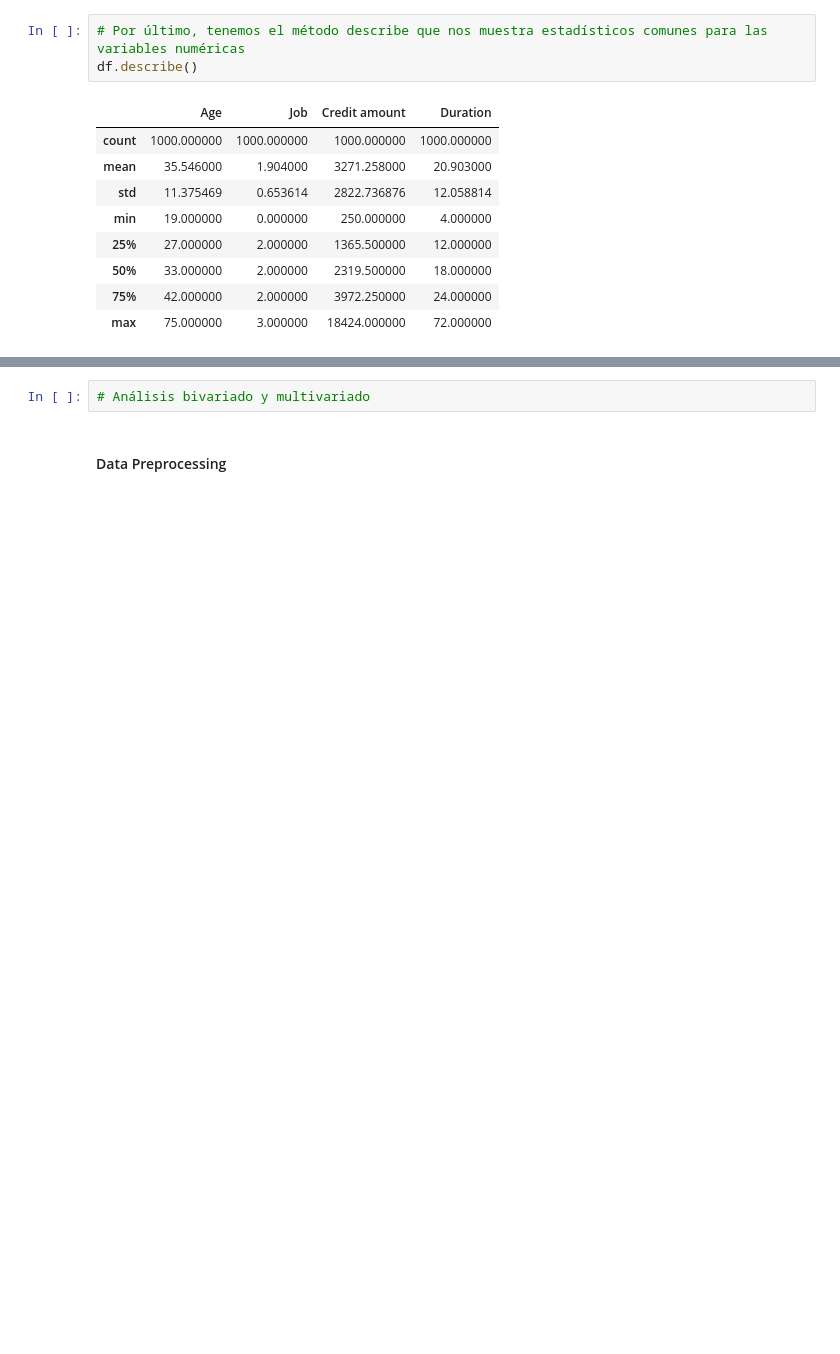
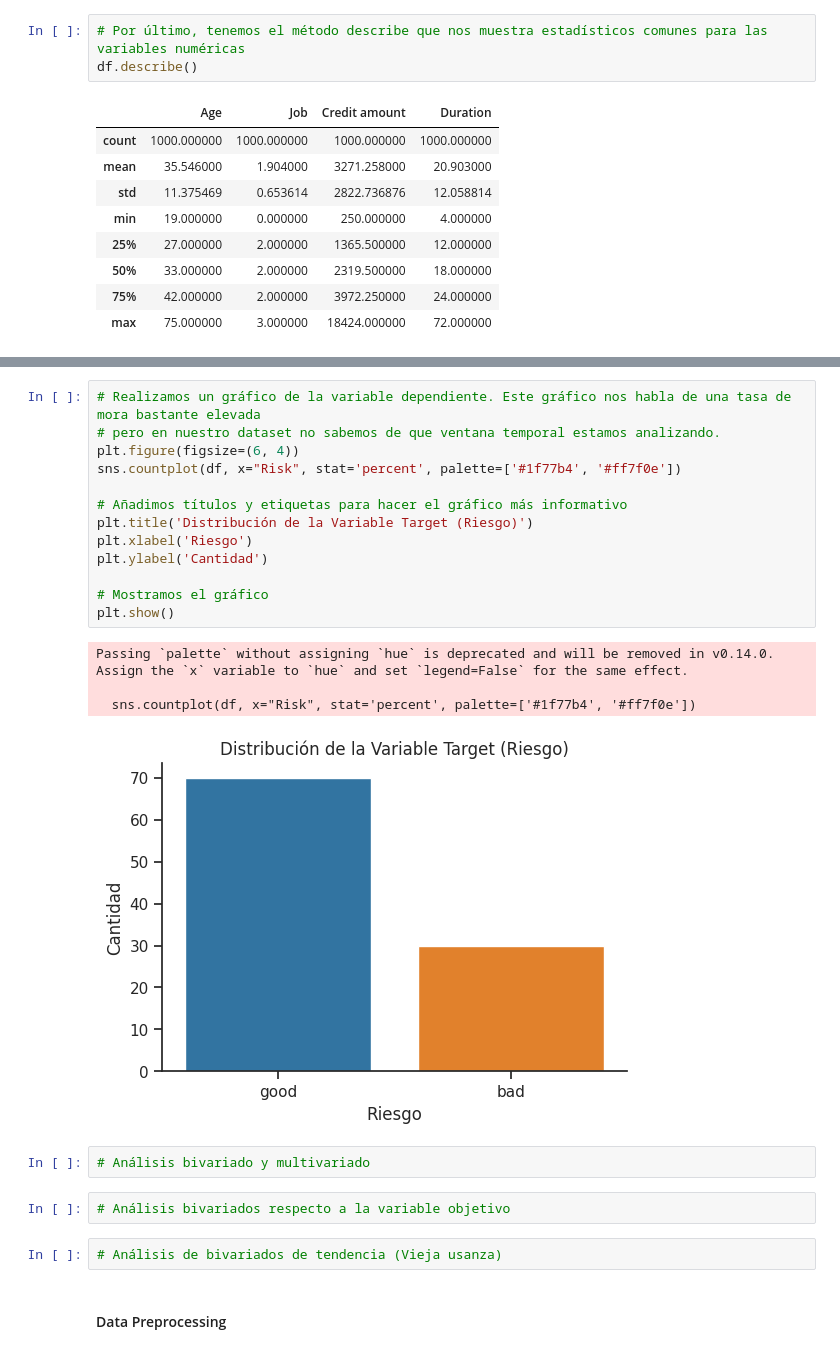
Before and after one commit to LautaroPintos/MachineLearning_101, a Jupyter notebook: notebooks/1.DataAnalysis_x_ML.ipynb, the cells around one changed output, grey strips where cells are left out. Cells and saved outputs as stored; diff of their text form; blank space fills up the shorter version.

```diff
--- a/notebooks/1.DataAnalysis_x_ML.ipynb
+++ b/notebooks/1.DataAnalysis_x_ML.ipynb
@@ -172,5 +287,27 @@ Name: count, dtype: int64
+# %%
+# Realizamos un gráfico de la variable dependiente. Este gráfico nos habla de una tasa de mora bastante elevada
+# pero en nuestro dataset no sabemos de que ventana temporal estamos analizando.
+plt.figure(figsize=(6, 4))
+sns.countplot(df, x="Risk", stat='percent', palette=['#1f77b4', '#ff7f0e'])
+
+# Añadimos títulos y etiquetas para hacer el gráfico más informativo
+plt.title('Distribución de la Variable Target (Riesgo)')
+plt.xlabel('Riesgo')
+plt.ylabel('Cantidad')
+
+# Mostramos el gráfico
+plt.show()
+# %% [output]
+Passing `palette` without assigning `hue` is deprecated and will be removed in v0.14.0. Assign the `x` variable to `hue` and set `legend=False` for the same effect.
+
+  sns.countplot(df, x="Risk", stat='percent', palette=['#1f77b4', '#ff7f0e'])
+[figure, added]
 # %%
 # Análisis bivariado y multivariado
+# %%
+# Análisis bivariados respecto a la variable objetivo
+# %%
+# Análisis de bivariados de tendencia (Vieja usanza)
 # %% [markdown]
 #### Data Preprocessing
 # %%
```
Also changed, not shown: parts of 14 cells of this notebook.
